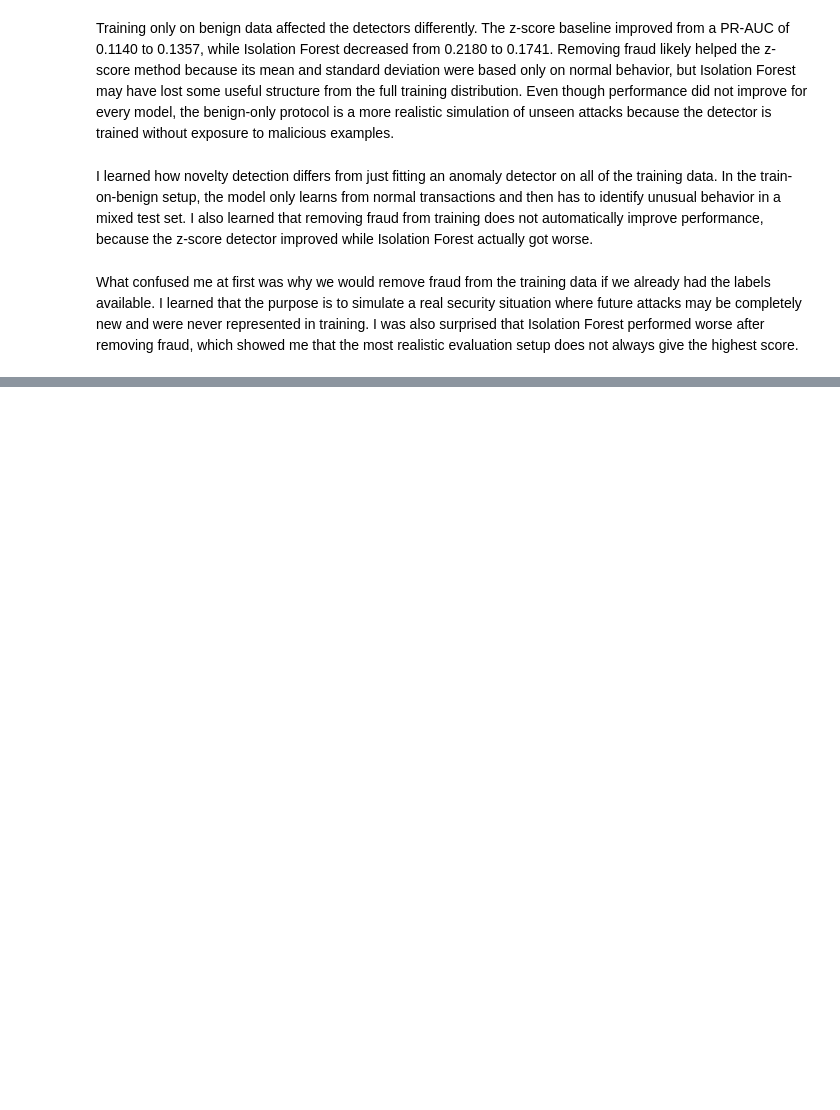
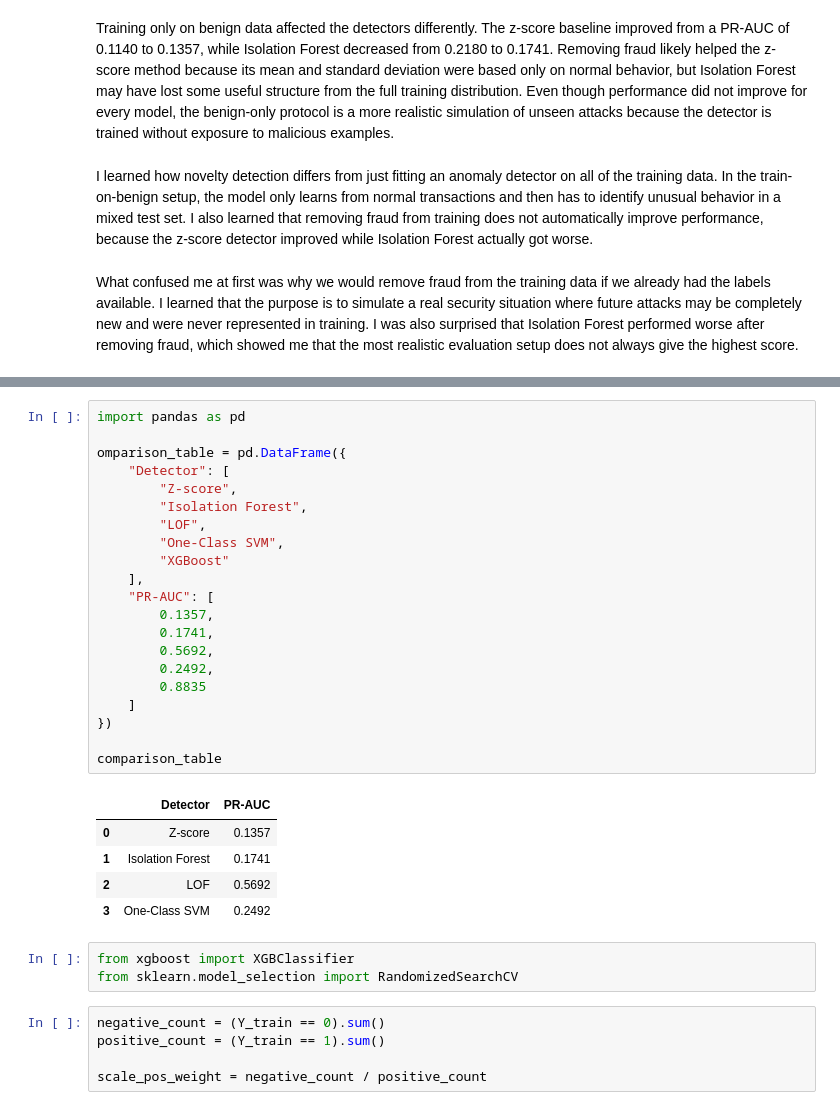
Before and after one commit to Tmiller68/machine-learning-fundamentals, a Jupyter notebook: Week_7_Day_3.ipynb, the cells around one changed output, grey strips where cells are left out. Drawn from its saved outputs; the diff is of its cells as text; blank space fills up the shorter version.

```diff
--- a/Week_7_Day_3.ipynb
+++ b/Week_7_Day_3.ipynb
@@ -311,0 +364,35 @@ What confused me at first was why we would remove fraud from the training data i
+# %%
+import pandas as pd
+
+omparison_table = pd.DataFrame({
+    "Detector": [
+        "Z-score",
+        "Isolation Forest",
+        "LOF",
+        "One-Class SVM",
+        "XGBoost"
+    ],
+    "PR-AUC": [
+        0.1357,
+        0.1741,
+        0.5692,
+        0.2492,
+        0.8835
+    ]
+})
+
+comparison_table
+# %% [output]
+|  | Detector | PR-AUC |
+| 0 | Z-score | 0.1357 |
+| 1 | Isolation Forest | 0.1741 |
+| 2 | LOF | 0.5692 |
+| 3 | One-Class SVM | 0.2492 |
+# %%
+from xgboost import XGBClassifier
+from sklearn.model_selection import RandomizedSearchCV
+# %%
+negative_count = (Y_train == 0).sum()
+positive_count = (Y_train == 1).sum()
+
+scale_pos_weight = negative_count / positive_count
```
Also changed, not shown: parts of 17 cells of this notebook.
